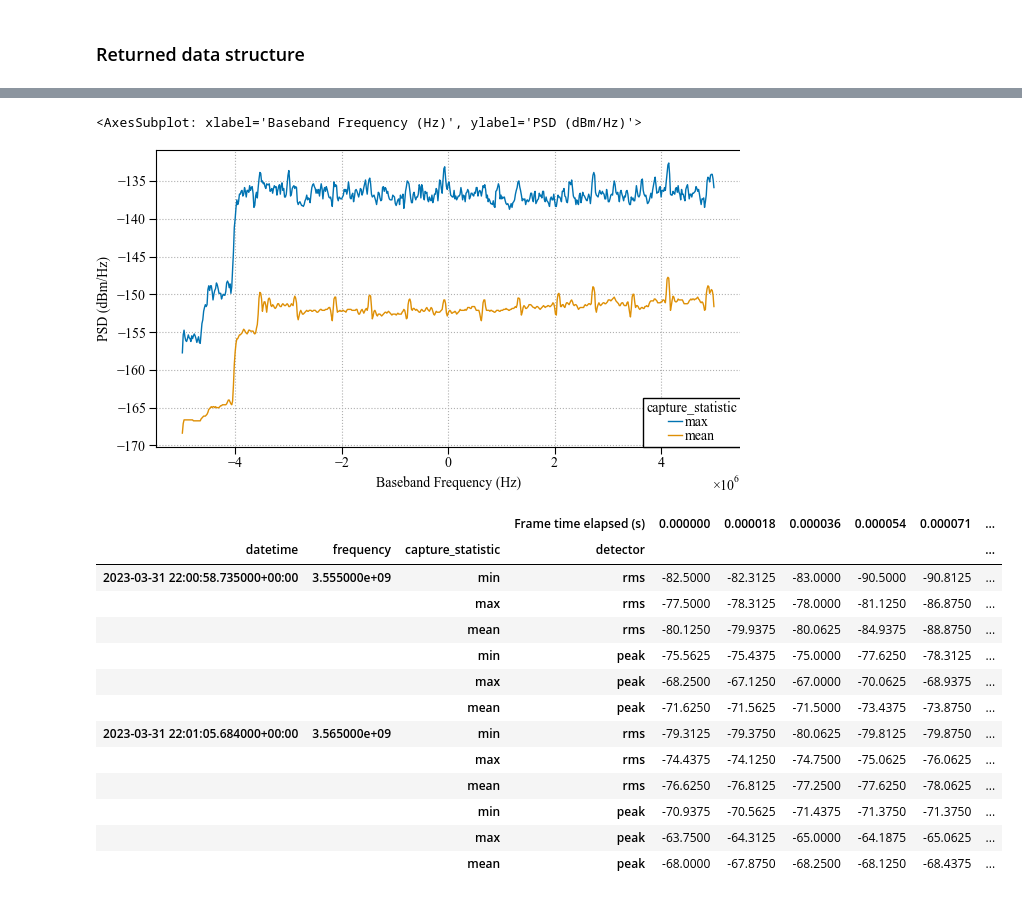
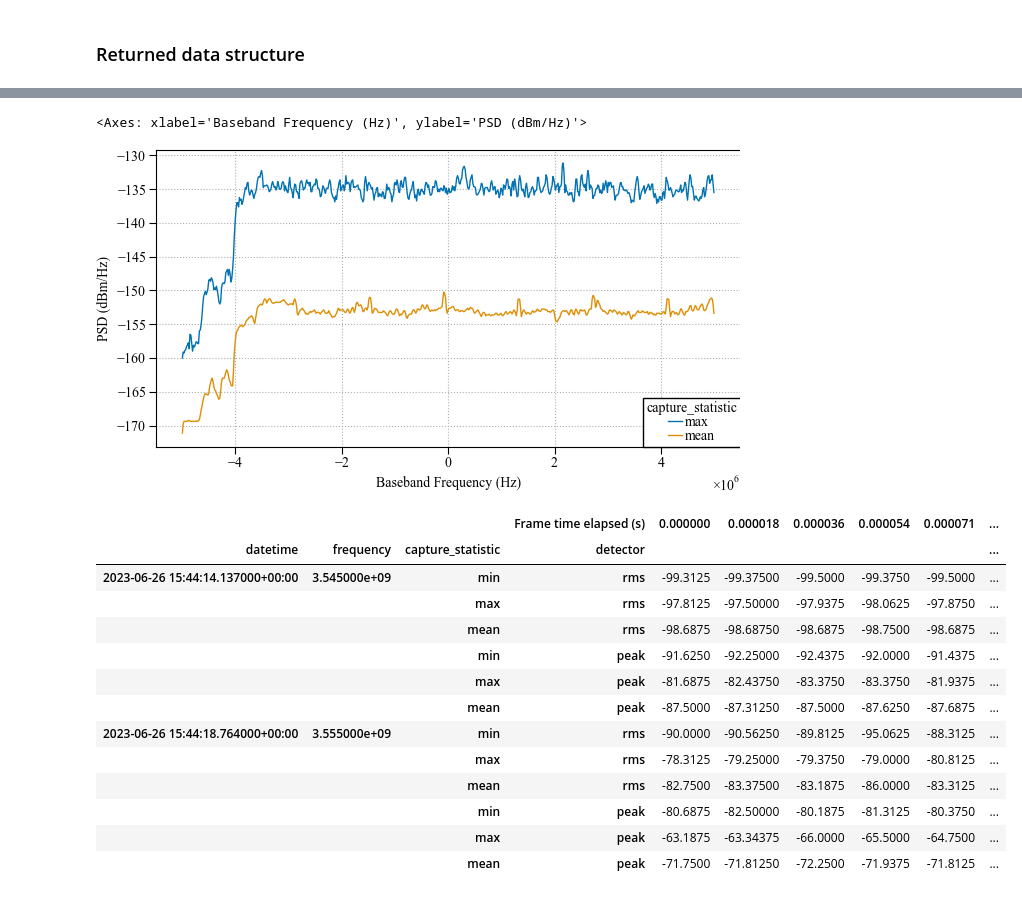
Before and after one commit to usnistgov/nasctn-sea-ingest, a Jupyter notebook: demos/read_seamf.ipynb, the cells around one changed output, grey strips where cells are left out. Saved outputs shown, nothing was run; the diff lists cells and outputs as text; code cells hidden in the pictures.

```diff
--- a/demos/read_seamf.ipynb
+++ b/demos/read_seamf.ipynb
@@ -18,10 +18,11 @@ dfs2 = sea_ingest.read_seamf(data_path/'example_v2.sigmf', tz="America/New_York"
 meta3 = sea_ingest.read_seamf_meta(data_path/'example_v3.sigmf', tz="America/New_York")
 dfs3 = sea_ingest.read_seamf(data_path/'example_v3.sigmf', tz="America/New_York")
 dfs4 = sea_ingest.read_seamf(data_path/'example_v4.sigmf') # timezone can be automatically identified from v4 onward
+dfs5 = sea_ingest.read_seamf(data_path/'example_v5.sigmf')
 
 # # some alternative loading options
-arrs4 = sea_ingest.read_seamf(data_path/'example_v4.sigmf', container_cls=np.ndarray, tz="America/New_York")
-data4, meta4 = sea_ingest.read_seamf(data_path/'example_v4.sigmf', force_loader_cls=bytes, tz="America/New_York")
+arrs5 = sea_ingest.read_seamf(data_path/'example_v5.sigmf', container_cls=np.ndarray, tz="America/New_York")
+data5, meta5 = sea_ingest.read_seamf(data_path/'example_v5.sigmf', force_loader_cls=bytes, tz="America/New_York")
 # %% [markdown]
 ### Index name and order consistency check
 # %%
@@ -216,32 +181,32 @@ from matplotlib import pyplot as plt
 plt.style.use('report.mplstyle')
 
 (
-    dfs4['psd']
+    dfs5['psd']
     .droplevel('datetime')
     .loc(axis=0)[3.555e9]
     .T
     .plot(ylabel='PSD (dBm/Hz)')
 )
 # %% [output]
-<AxesSubplot: xlabel='Baseband Frequency (Hz)', ylabel='PSD (dBm/Hz)'>
+<Axes: xlabel='Baseband Frequency (Hz)', ylabel='PSD (dBm/Hz)'>
-[figure, old version]
+[figure, new version]
 # %%
-dfs4['pfp'].head(12).iloc[:,:6]
+dfs5['pfp'].head(12).iloc[:,:6]
 # %% [output]
 |  |  |  | Frame time elapsed (s) | 0.000000 | 0.000018 | 0.000036 | 0.000054 | 0.000071 | ... |
 | datetime | frequency | capture_statistic | detector |  |  |  |  |  | ... |
-| 2023-03-31 22:00:58.735000+00:00 | 3.555000e+09 | min | rms | -82.5000 | -82.3125 | -83.0000 | -90.5000 | -90.8125 | ... |
-|  |  | max | rms | -77.5000 | -78.3125 | -78.0000 | -81.1250 | -86.8750 | ... |
-|  |  | mean | rms | -80.1250 | -79.9375 | -80.0625 | -84.9375 | -88.8750 | ... |
-|  |  | min | peak | -75.5625 | -75.4375 | -75.0000 | -77.6250 | -78.3125 | ... |
-|  |  | max | peak | -68.2500 | -67.1250 | -67.0000 | -70.0625 | -68.9375 | ... |
-|  |  | mean | peak | -71.6250 | -71.5625 | -71.5000 | -73.4375 | -73.8750 | ... |
-| 2023-03-31 22:01:05.684000+00:00 | 3.565000e+09 | min | rms | -79.3125 | -79.3750 | -80.0625 | -79.8125 | -79.8750 | ... |
-|  |  | max | rms | -74.4375 | -74.1250 | -74.7500 | -75.0625 | -76.0625 | ... |
-|  |  | mean | rms | -76.6250 | -76.8125 | -77.2500 | -77.6250 | -78.0625 | ... |
-|  |  | min | peak | -70.9375 | -70.5625 | -71.4375 | -71.3750 | -71.3750 | ... |
-|  |  | max | peak | -63.7500 | -64.3125 | -65.0000 | -64.1875 | -65.0625 | ... |
-|  |  | mean | peak | -68.0000 | -67.8750 | -68.2500 | -68.1250 | -68.4375 | ... |
+| 2023-06-26 15:44:14.137000+00:00 | 3.545000e+09 | min | rms | -99.3125 | -99.37500 | -99.5000 | -99.3750 | -99.5000 | ... |
+|  |  | max | rms | -97.8125 | -97.50000 | -97.9375 | -98.0625 | -97.8750 | ... |
+|  |  | mean | rms | -98.6875 | -98.68750 | -98.6875 | -98.7500 | -98.6875 | ... |
+|  |  | min | peak | -91.6250 | -92.25000 | -92.4375 | -92.0000 | -91.4375 | ... |
+|  |  | max | peak | -81.6875 | -82.43750 | -83.3750 | -83.3750 | -81.9375 | ... |
+|  |  | mean | peak | -87.5000 | -87.31250 | -87.5000 | -87.6250 | -87.6875 | ... |
+| 2023-06-26 15:44:18.764000+00:00 | 3.555000e+09 | min | rms | -90.0000 | -90.56250 | -89.8125 | -95.0625 | -88.3125 | ... |
+|  |  | max | rms | -78.3125 | -79.25000 | -79.3750 | -79.0000 | -80.8125 | ... |
+|  |  | mean | rms | -82.7500 | -83.37500 | -83.1875 | -86.0000 | -83.3125 | ... |
+|  |  | min | peak | -80.6875 | -82.50000 | -80.1875 | -81.3125 | -80.3750 | ... |
+|  |  | max | peak | -63.1875 | -63.34375 | -66.0000 | -65.5000 | -64.7500 | ... |
+|  |  | mean | peak | -71.7500 | -71.81250 | -72.2500 | -71.9375 | -71.8125 | ... |
 # %%
 fig, ax = plt.subplots()
 (
```
Also changed, not shown: parts of 12 cells of this notebook, 5 other files.
